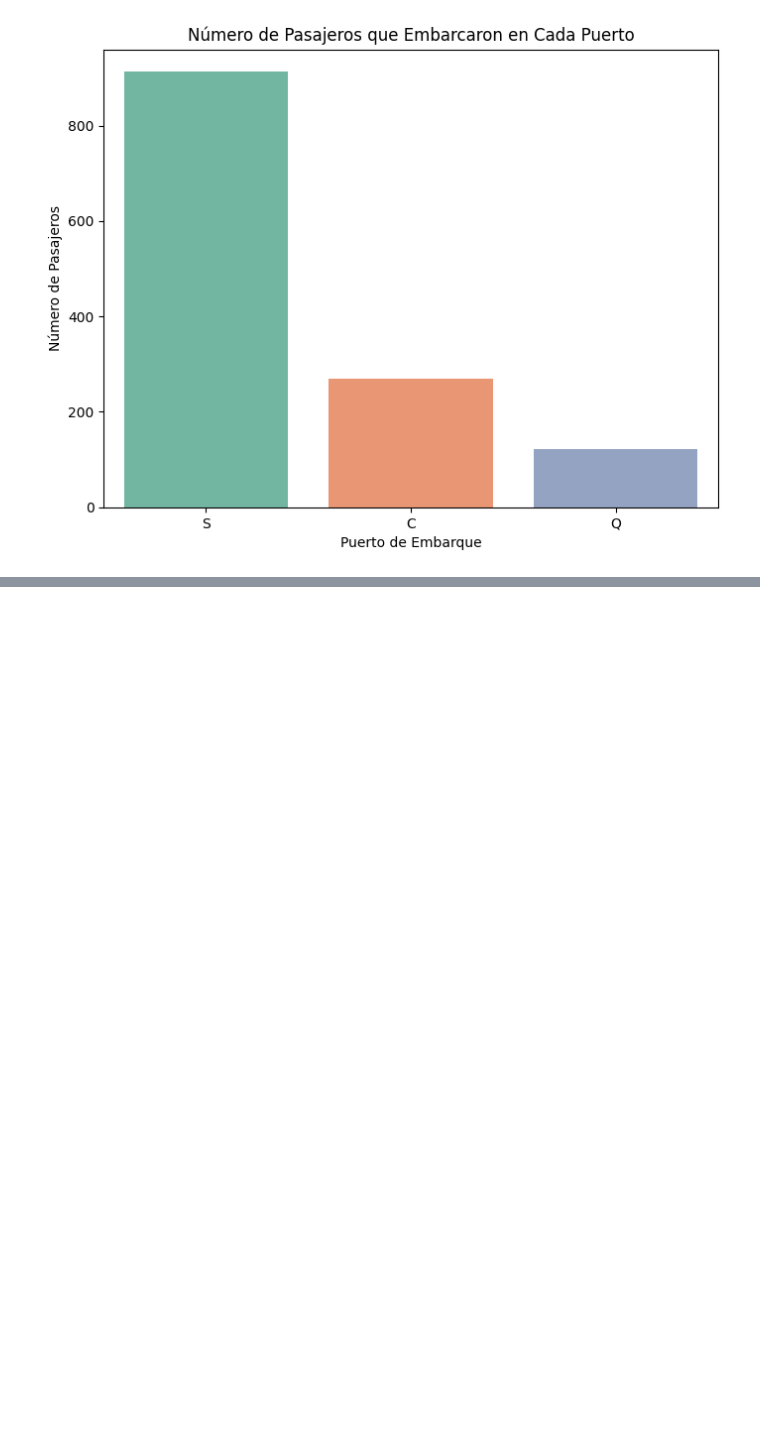
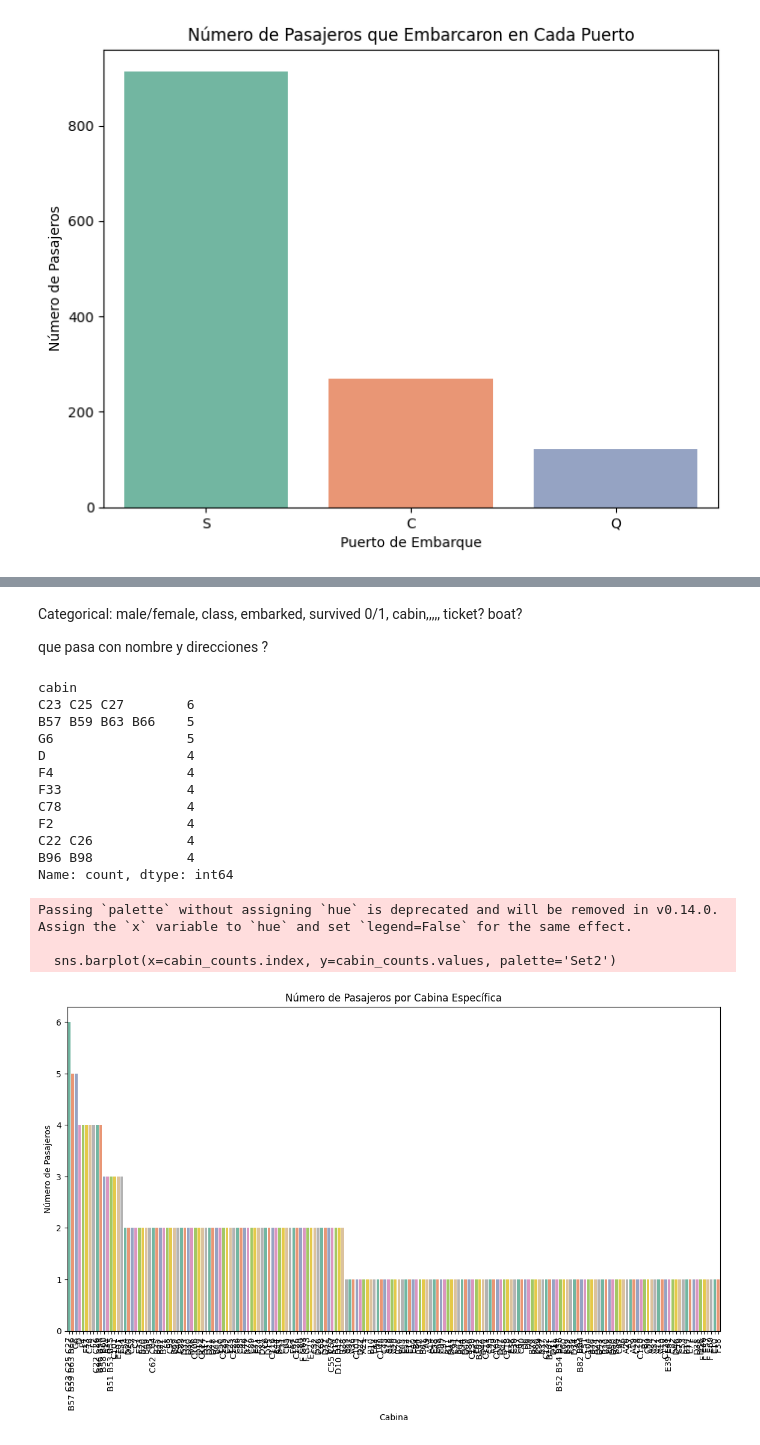
Before and after one commit to catebros/ML-fundamentals-2025, a Jupyter notebook: assignment_1_caterinamaria_barberoros[_barberoros].ipynb, the cells around one changed output, grey strips where cells are left out. Cells and saved outputs as stored; diff of their text form; code cells hidden in the pictures; blank space fills up the shorter version.

```diff
--- a/assignment_1_caterinamaria_barberoros[_barberoros].ipynb
+++ b/assignment_1_caterinamaria_barberoros[_barberoros].ipynb
@@ -414,0 +425,67 @@ Passing `palette` without assigning `hue` is deprecated and will be removed in v
+# %% [markdown]
+Categorical: male/female, class, embarked, survived 0/1, cabin,,,,, ticket? boat?
+
+
+que pasa con nombre y direcciones ?
+# %%
+from sklearn.preprocessing import OneHotEncoder
+import pandas as pd
+
+# Crear una columna 'Cabin_grouped' con la primera letra de la cabina
+df['Cabin_grouped'] = df['Cabin'].str[0]
+
+encoder = OneHotEncoder(drop='first', sparse=False)
+
+categorical_columns = ['Sex', 'Pclass', 'Embarked', 'Survived', 'Cabin_grouped']
+
+encoded_columns = encoder.fit_transform(df[categorical_columns])
+
+encoded_df = pd.DataFrame(encoded_columns, columns=encoder.get_feature_names_out(categorical_columns))
+
+# Unir el DataFrame original con el DataFrame codificado
+df_encoded = pd.concat([df, encoded_df], axis=1)
+
+# Eliminar las columnas originales
+df_encoded.drop(categorical_columns, axis=1, inplace=True)
+
+# Mostrar las primeras filas del DataFrame codificado
+print(df_encoded.head())
+# %%
+import seaborn as sns
+import matplotlib.pyplot as plt
+
+# Contar cuántas personas había en cada cabina específica (sin agrupar por la letra inicial)
+cabin_counts = df['cabin'].value_counts()
+
+# Mostrar los primeros 10 valores para verificar
+print(cabin_counts.head(10))
+
+# Crear un gráfico de barras para mostrar la cantidad de pasajeros en cada cabina específica
+plt.figure(figsize=(14, 7))
+sns.barplot(x=cabin_counts.index, y=cabin_counts.values, palette='Set2')
+
+# Añadir título y etiquetas
+plt.title('Número de Pasajeros por Cabina Específica')
+plt.xlabel('Cabina')
+plt.ylabel('Número de Pasajeros')
+plt.xticks(rotation=90)  # Rotar las etiquetas para que sean legibles
+
+# Mostrar el gráfico
+plt.show()
+# %% [output]
+cabin
+C23 C25 C27        6
+B57 B59 B63 B66    5
+G6                 5
+D                  4
+F4                 4
+F33                4
+C78                4
+F2                 4
+C22 C26            4
+B96 B98            4
+Name: count, dtype: int64
+Passing `palette` without assigning `hue` is deprecated and will be removed in v0.14.0. Assign the `x` variable to `hue` and set `legend=False` for the same effect.
+
+  sns.barplot(x=cabin_counts.index, y=cabin_counts.values, palette='Set2')
+[figure, added]
```
Also changed, not shown: parts of 8 cells of this notebook.
